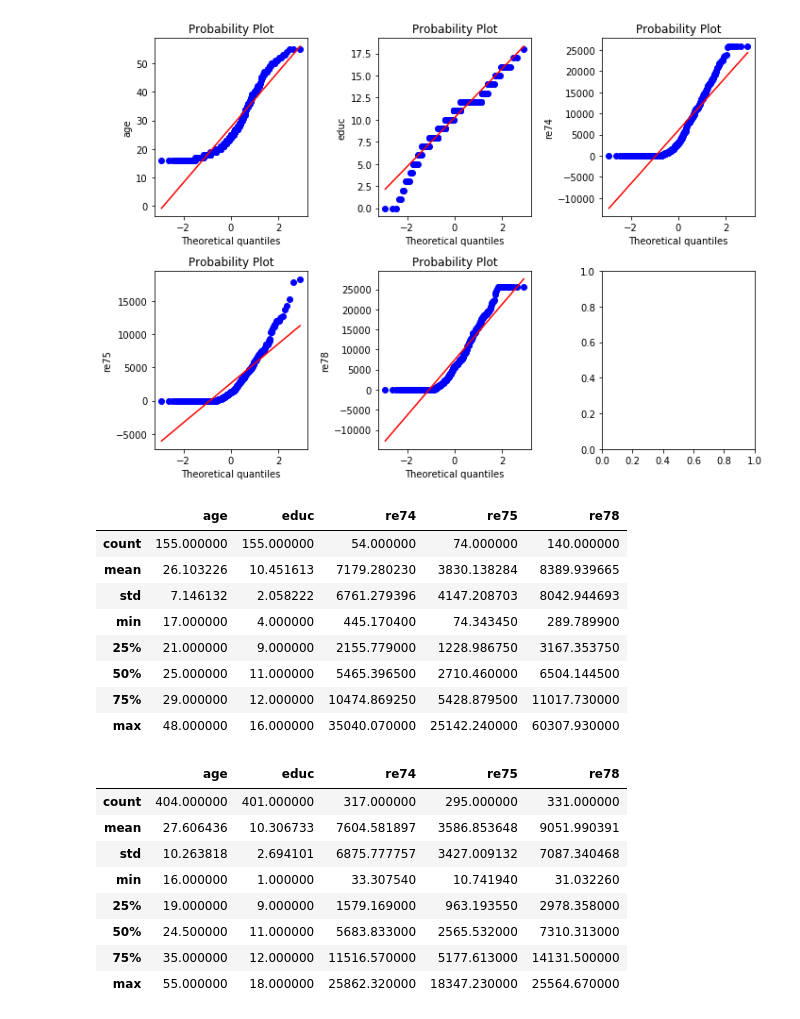
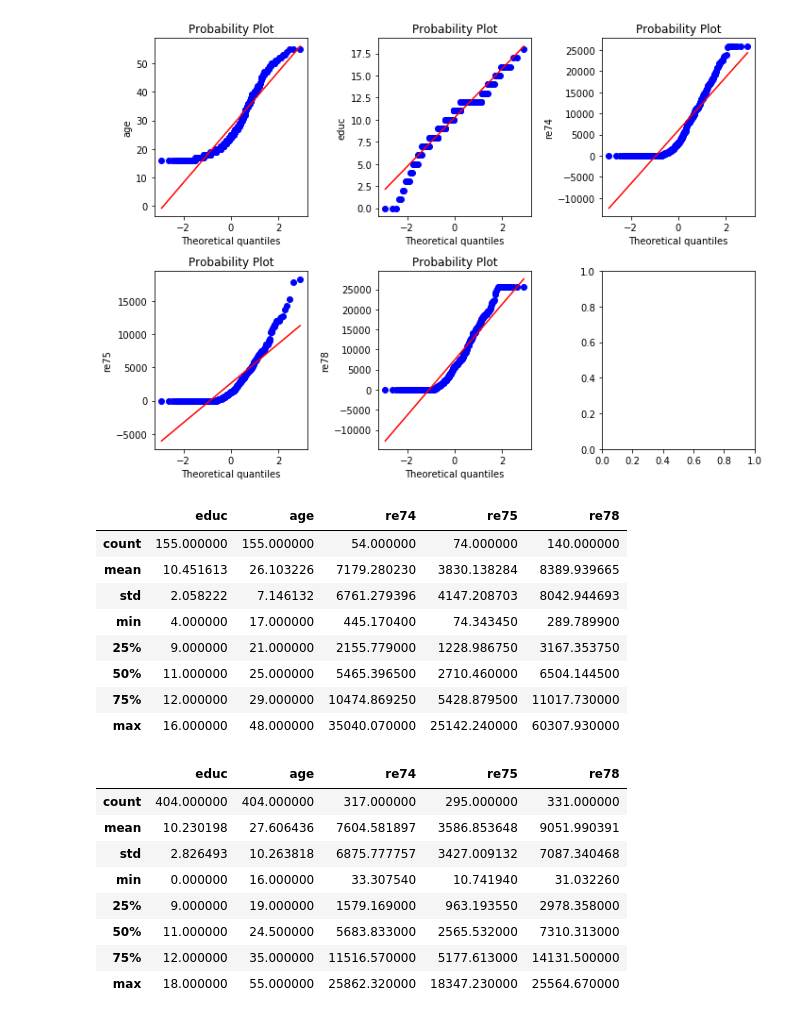
Before and after one commit to pmichele/ADA-Group, a Jupyter notebook: Partials/Michele/04 - Applied ML/Untitled.ipynb, the cells around one changed output. Drawn from its saved outputs; the diff is of its cells as text; code cells hidden in the pictures.

```diff
--- a/Partials/Michele/04 - Applied ML/Untitled.ipynb
+++ b/Partials/Michele/04 - Applied ML/Untitled.ipynb
@@ -18,3 +11,22 @@ df = df0[df0['re78'] > 0]
+# %%
+df0 = pd.read_csv("lalonde.csv", index_col='id')
+
+df0['no degree'] = df0['nodegree']
+df0 = df0.drop('nodegree', 1)
+for col in ['black', 'hispan', 'married', 'no degree']:
+    df0[col] = df0[col].map(lambda x: col if x == 1 else np.nan)
+df0['black'].fillna(df0['hispan'], inplace=True)
+df0['black'].fillna('white', inplace=True)
+df0['race'] = pd.Categorical(df0['black'])
+df0['married'].fillna('bachelor', inplace=True)
+df0['married'] = pd.Categorical(df0['married'])
+df0['no degree'].fillna('graduate', inplace=True)
+df0['no degree'] = pd.Categorical(df0['no degree'])
+df0 = df0.drop(['black', 'hispan'], 1)
+
+# It is unrealistic that a worker has 0 salary
+df0 = df0[(df0['re78'] > 0) | (df0['re74'] > 0) | (df0['re75'] > 0)]
+df = df0[df0['re78'] > 0]
 # %%
 len(df)
 # %% [output]
@@ -130,33 +142,34 @@ qqPlots(control)
 # %% [output]
 [figure]
 # %%
-# to do: use discrete fields. Power laws?
+# to do: Power laws?
 def describeDF(df):
     desc = pd.DataFrame()
-    for col in df:
+    desc['educ'] = df['educ'].describe()
+    for col in df.drop('educ', 1):
         desc[col] = df[df[col] > 0][col].describe()
     return desc
 
 describeDF(treat)
 # %% [output]
-|  | age | educ | re74 | re75 | re78 |
+|  | educ | age | re74 | re75 | re78 |
 | count | 155.000000 | 155.000000 | 54.000000 | 74.000000 | 140.000000 |
-| mean | 26.103226 | 10.451613 | 7179.280230 | 3830.138284 | 8389.939665 |
-| std | 7.146132 | 2.058222 | 6761.279396 | 4147.208703 | 8042.944693 |
-| min | 17.000000 | 4.000000 | 445.170400 | 74.343450 | 289.789900 |
-| 25% | 21.000000 | 9.000000 | 2155.779000 | 1228.986750 | 3167.353750 |
-| 50% | 25.000000 | 11.000000 | 5465.396500 | 2710.460000 | 6504.144500 |
-| 75% | 29.000000 | 12.000000 | 10474.869250 | 5428.879500 | 11017.730000 |
-| max | 48.000000 | 16.000000 | 35040.070000 | 25142.240000 | 60307.930000 |
+| mean | 10.451613 | 26.103226 | 7179.280230 | 3830.138284 | 8389.939665 |
+| std | 2.058222 | 7.146132 | 6761.279396 | 4147.208703 | 8042.944693 |
+| min | 4.000000 | 17.000000 | 445.170400 | 74.343450 | 289.789900 |
+| 25% | 9.000000 | 21.000000 | 2155.779000 | 1228.986750 | 3167.353750 |
+| 50% | 11.000000 | 25.000000 | 5465.396500 | 2710.460000 | 6504.144500 |
+| 75% | 12.000000 | 29.000000 | 10474.869250 | 5428.879500 | 11017.730000 |
+| max | 16.000000 | 48.000000 | 35040.070000 | 25142.240000 | 60307.930000 |
 # %%
 describeDF(control)
 # %% [output]
-|  | age | educ | re74 | re75 | re78 |
-| count | 404.000000 | 401.000000 | 317.000000 | 295.000000 | 331.000000 |
-| mean | 27.606436 | 10.306733 | 7604.581897 | 3586.853648 | 9051.990391 |
-| std | 10.263818 | 2.694101 | 6875.777757 | 3427.009132 | 7087.340468 |
-| min | 16.000000 | 1.000000 | 33.307540 | 10.741940 | 31.032260 |
-| 25% | 19.000000 | 9.000000 | 1579.169000 | 963.193550 | 2978.358000 |
-| 50% | 24.500000 | 11.000000 | 5683.833000 | 2565.532000 | 7310.313000 |
-| 75% | 35.000000 | 12.000000 | 11516.570000 | 5177.613000 | 14131.500000 |
-| max | 55.000000 | 18.000000 | 25862.320000 | 18347.230000 | 25564.670000 |
+|  | educ | age | re74 | re75 | re78 |
+| count | 404.000000 | 404.000000 | 317.000000 | 295.000000 | 331.000000 |
+| mean | 10.230198 | 27.606436 | 7604.581897 | 3586.853648 | 9051.990391 |
+| std | 2.826493 | 10.263818 | 6875.777757 | 3427.009132 | 7087.340468 |
+| min | 0.000000 | 16.000000 | 33.307540 | 10.741940 | 31.032260 |
+| 25% | 9.000000 | 19.000000 | 1579.169000 | 963.193550 | 2978.358000 |
+| 50% | 11.000000 | 24.500000 | 5683.833000 | 2565.532000 | 7310.313000 |
+| 75% | 12.000000 | 35.000000 | 11516.570000 | 5177.613000 | 14131.500000 |
+| max | 18.000000 | 55.000000 | 25862.320000 | 18347.230000 | 25564.670000 |
```
Also changed, not shown: parts of 9 cells of this notebook.
